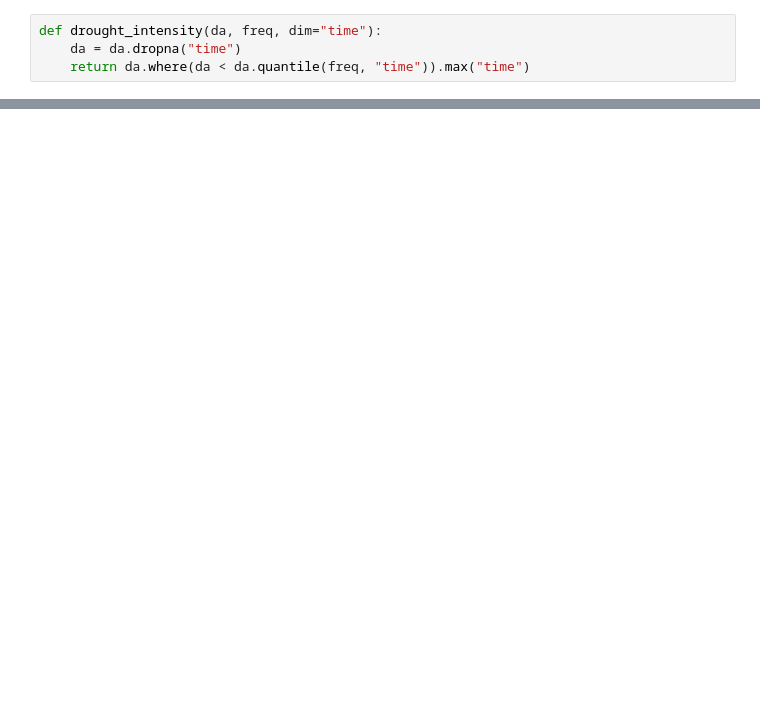
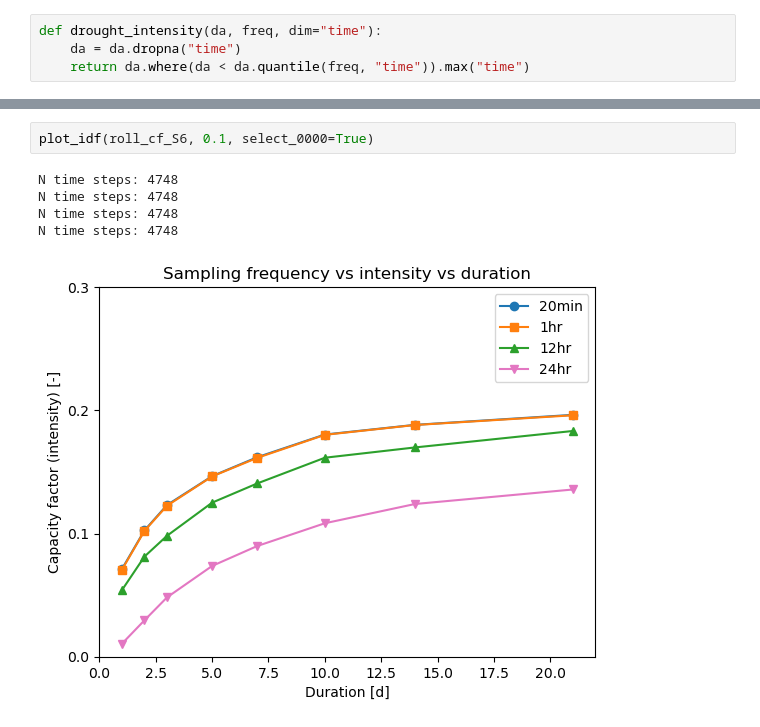
Before and after one commit to dougrichardson/wind_power_comparison, a Jupyter notebook: 04_analyse_REZ_capacity_factors.ipynb, the cells around one changed output, grey strips where cells are left out. Saved outputs shown, nothing was run; the diff lists cells and outputs as text; blank space fills up the shorter version.

```diff
--- a/04_analyse_REZ_capacity_factors.ipynb
+++ b/04_analyse_REZ_capacity_factors.ipynb
@@ -420 +480,9 @@ Len 00:00 time steps: 4748
+# %%
+plot_idf(roll_cf_S6, 0.1, select_0000=True)
+# %% [output]
+N time steps: 4748
+N time steps: 4748
+N time steps: 4748
+N time steps: 4748
+[figure, added]
 # %%
```
Also changed, not shown: parts of 60 cells of this notebook, 2 other files.
